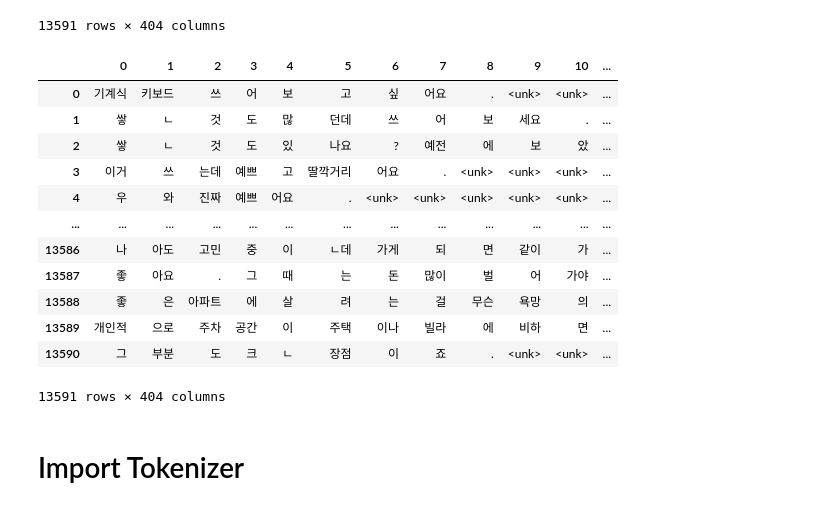
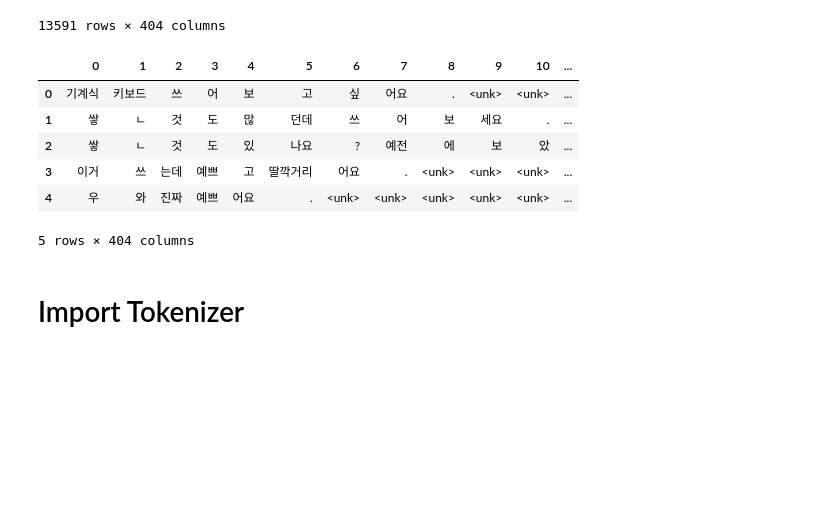
Before and after one commit to YMGYM/TSE_Learning, a Jupyter notebook: Korean_Processing.ipynb, the cells around one changed output. Saved outputs shown, nothing was run; the diff lists cells and outputs as text; code cells hidden in the pictures; blank space fills up the shorter version.

```diff
--- a/Korean_Processing.ipynb
+++ b/Korean_Processing.ipynb
@@ -37,21 +37,15 @@ dropped_data
 # %%
 filled_data = dropped_data.fillna(value="<unk>")
 # %%
-filled_data
+filled_data.head()
 # %% [output]
 |  | 0 | 1 | 2 | 3 | 4 | 5 | 6 | 7 | 8 | 9 | 10 | ... |
 | 0 | 기계식 | 키보드 | 쓰 | 어 | 보 | 고 | 싶 | 어요 | . | <unk> | <unk> | ... |
 | 1 | 쌓 | ㄴ | 것 | 도 | 많 | 던데 | 쓰 | 어 | 보 | 세요 | . | ... |
 | 2 | 쌓 | ㄴ | 것 | 도 | 있 | 나요 | ? | 예전 | 에 | 보 | 았 | ... |
 | 3 | 이거 | 쓰 | 는데 | 예쁘 | 고 | 딸깍거리 | 어요 | . | <unk> | <unk> | <unk> | ... |
 | 4 | 우 | 와 | 진짜 | 예쁘 | 어요 | . | <unk> | <unk> | <unk> | <unk> | <unk> | ... |
-| ... | ... | ... | ... | ... | ... | ... | ... | ... | ... | ... | ... | ... |
-| 13586 | 나 | 아도 | 고민 | 중 | 이 | ㄴ데 | 가게 | 되 | 면 | 같이 | 가 | ... |
-| 13587 | 좋 | 아요 | . | 그 | 때 | 는 | 돈 | 많이 | 벌 | 어 | 가야 | ... |
-| 13588 | 좋 | 은 | 아파트 | 에 | 살 | 려 | 는 | 걸 | 무슨 | 욕망 | 의 | ... |
-| 13589 | 개인적 | 으로 | 주차 | 공간 | 이 | 주택 | 이나 | 빌라 | 에 | 비하 | 면 | ... |
-| 13590 | 그 | 부분 | 도 | 크 | ㄴ | 장점 | 이 | 죠 | . | <unk> | <unk> | ... |
-13591 rows × 404 columns
+5 rows × 404 columns
 # %% [markdown]
 # Import Tokenizer
 # %%
```
Also changed, not shown: parts of 28 cells of this notebook.
